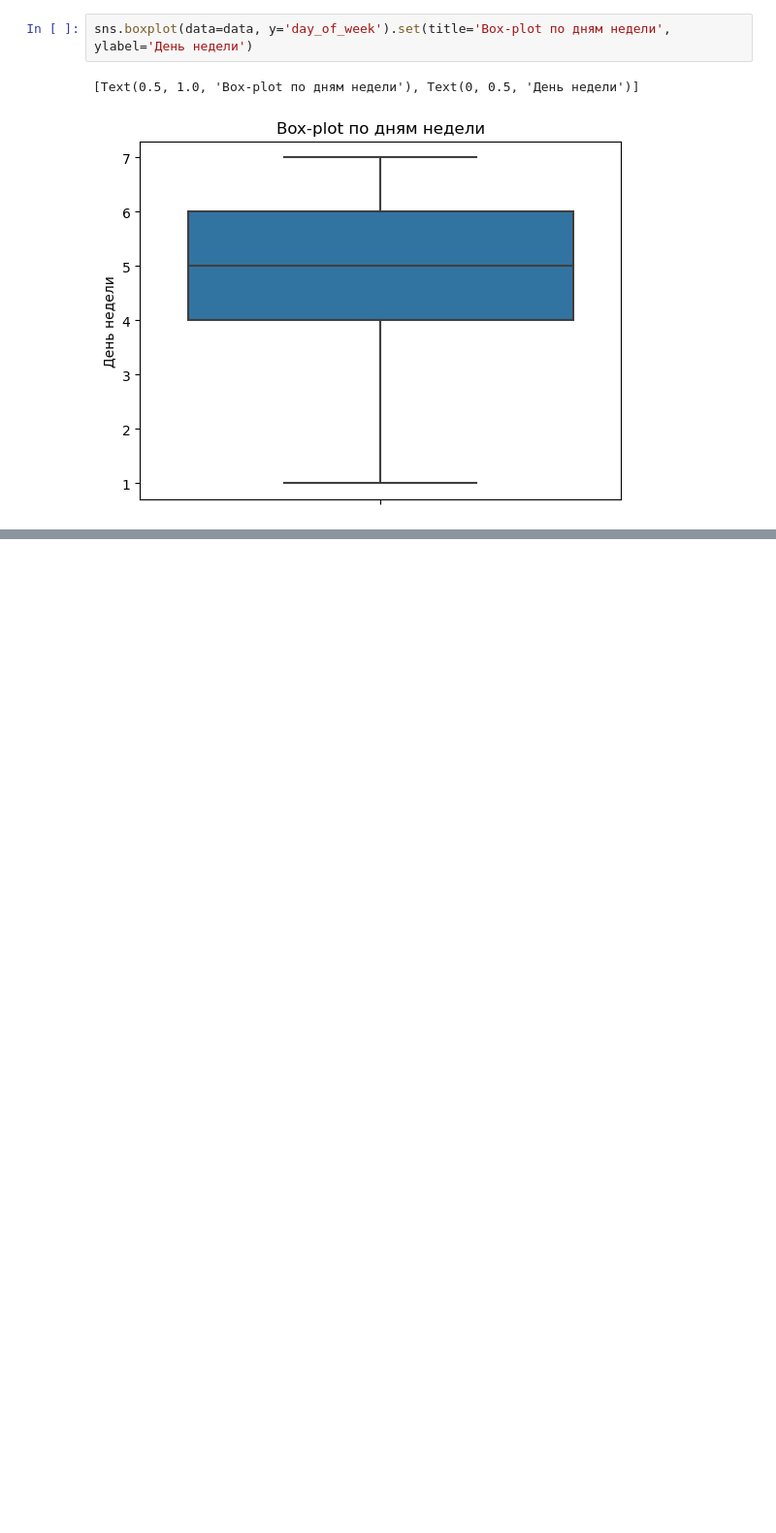
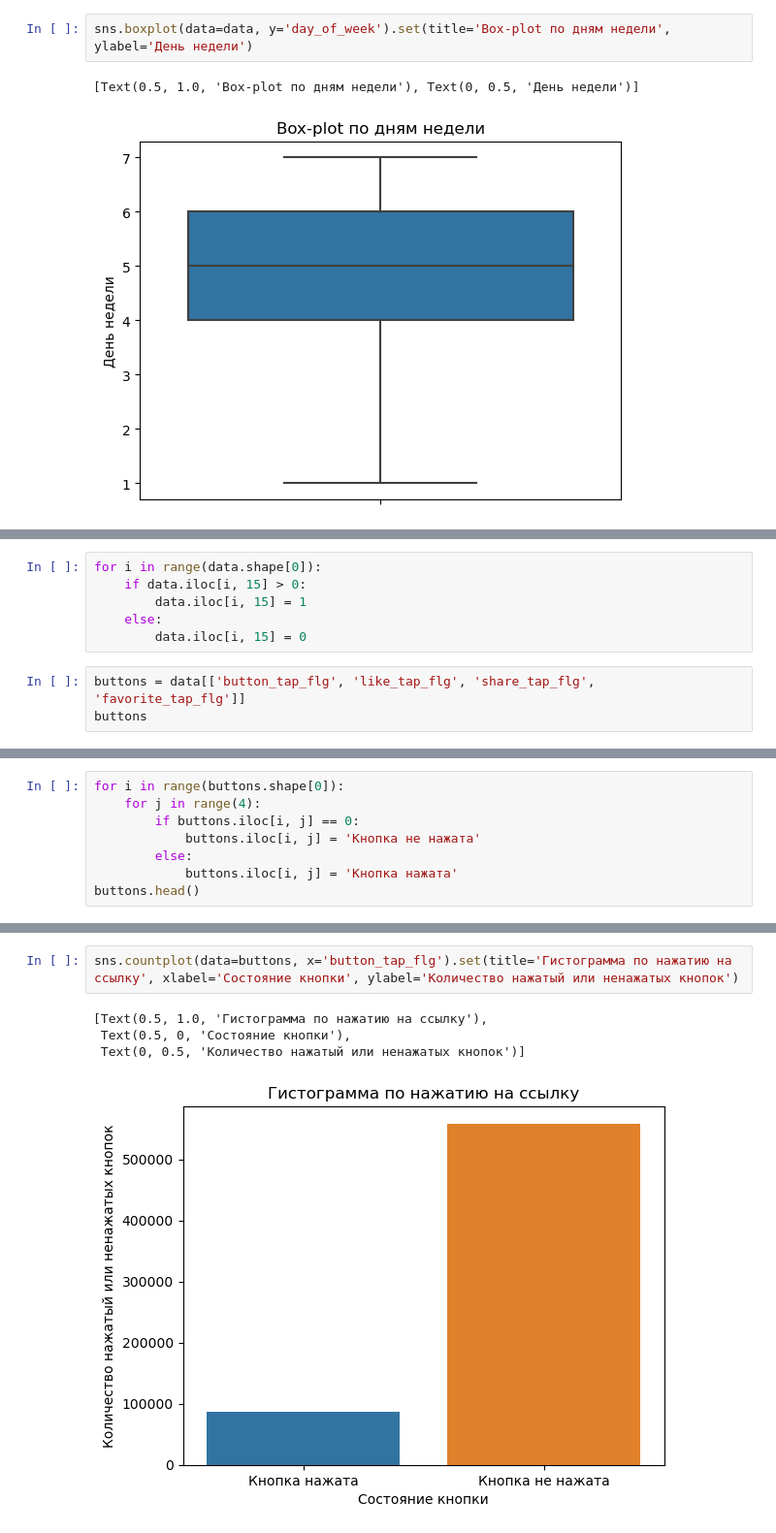
Before and after one commit to VlanAni/DANO-project, a Jupyter notebook: Untitled2.ipynb, the cells around one changed output, grey strips where cells are left out. Shown: that part at 97% size. Cells and saved outputs as stored; diff of their text form; blank space fills up the shorter version.

```diff
--- a/Untitled2.ipynb
+++ b/Untitled2.ipynb
@@ -174,0 +175,9 @@ sns.countplot(data=data, x='gender').set(title='Гистограмма по ге
+# %%
+for i in range(data.shape[0]):
+    if data.iloc[i, 15] > 0:
+        data.iloc[i, 15] = 1
+    else:
+        data.iloc[i, 15] = 0
+# %%
+buttons = data[['button_tap_flg', 'like_tap_flg', 'share_tap_flg', 'favorite_tap_flg']]
+buttons
@@ -174,0 +198,8 @@ sns.countplot(data=data, x='gender').set(title='Гистограмма по ге
+# %%
+for i in range(buttons.shape[0]):
+    for j in range(4):
+        if buttons.iloc[i, j] == 0:
+            buttons.iloc[i, j] = 'Кнопка не нажата'
+        else:
+            buttons.iloc[i, j] = 'Кнопка нажата'
+buttons.head()
@@ -174,0 +223,7 @@ sns.countplot(data=data, x='gender').set(title='Гистограмма по ге
+# %%
+sns.countplot(data=buttons, x='button_tap_flg').set(title='Гистограмма по нажатию на ссылку', xlabel='Состояние кнопки', ylabel='Количество нажатый или ненажатых кнопок')
+# %% [output]
+[Text(0.5, 1.0, 'Гистограмма по нажатию на ссылку'),
+ Text(0.5, 0, 'Состояние кнопки'),
+ Text(0, 0.5, 'Количество нажатый или ненажатых кнопок')]
+[figure, added]
```
Also changed, not shown: parts of 22 cells of this notebook.
